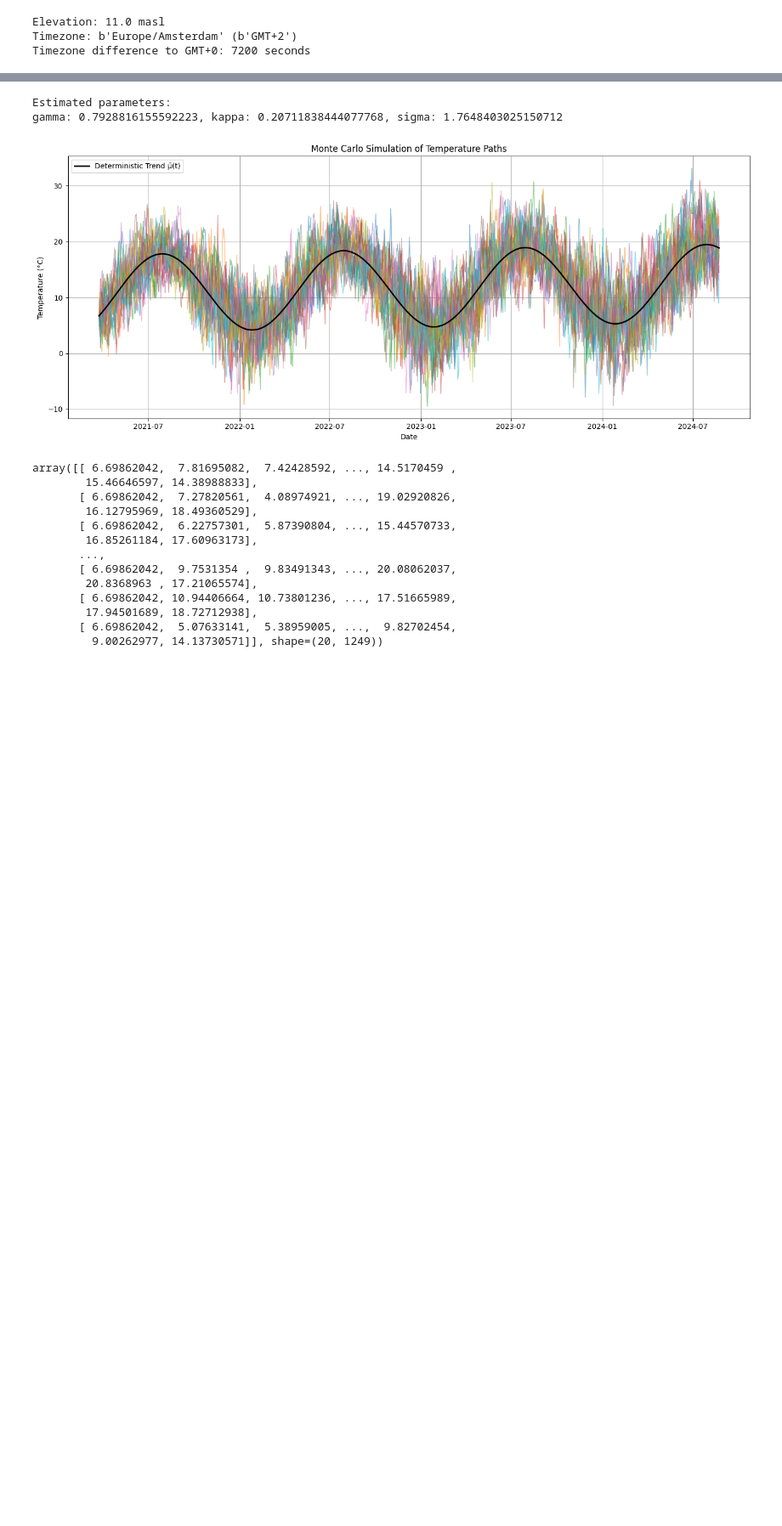
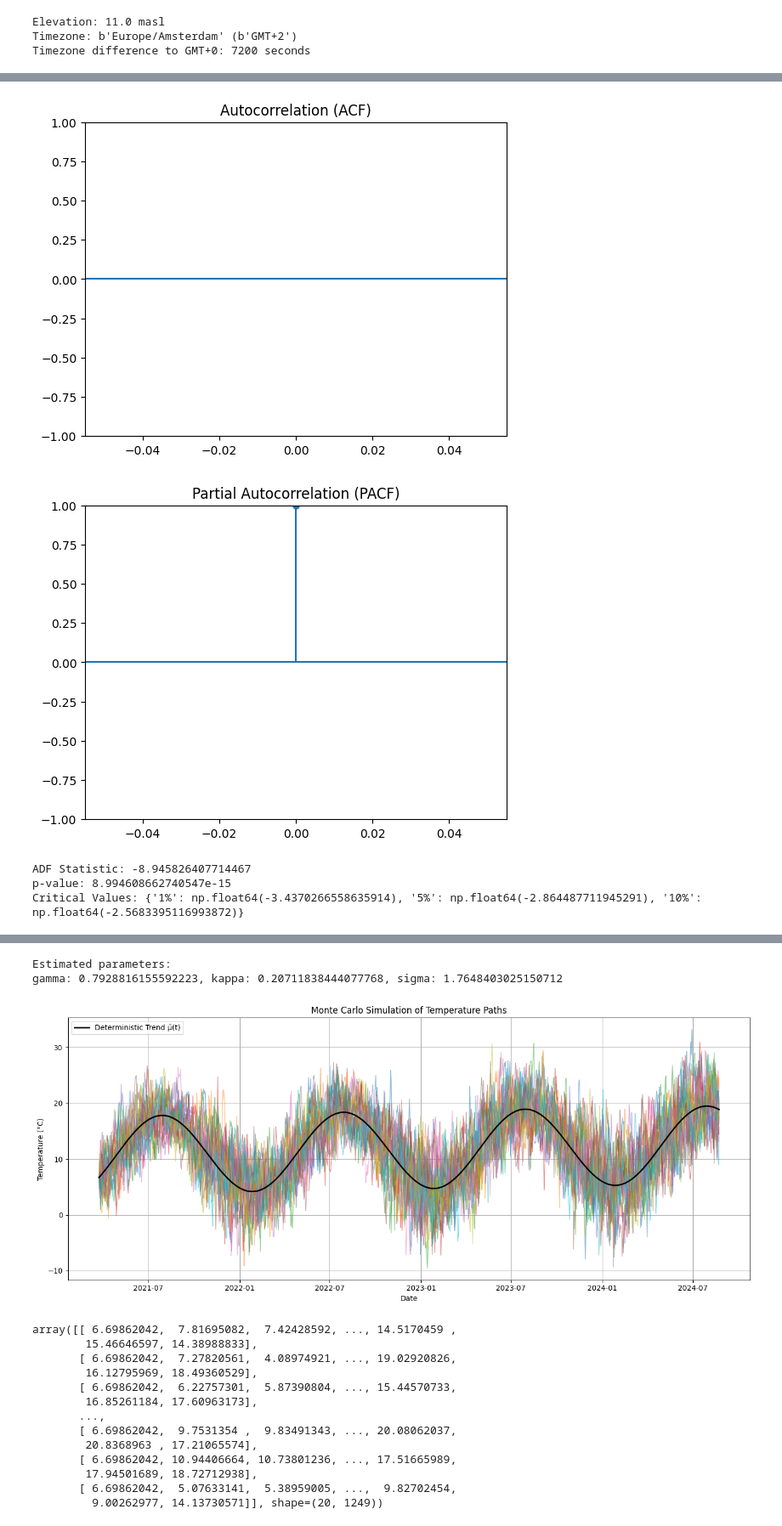
Before and after one commit to Hunter-13-z/Computational_Finance, a Jupyter notebook: HW2/Temperature.ipynb, the cells around one changed output, grey strips where cells are left out. Shown: that part at 85% size. Cells and saved outputs as stored; diff of their text form; code cells hidden in the pictures; blank space fills up the shorter version.

```diff
--- a/HW2/Temperature.ipynb
+++ b/HW2/Temperature.ipynb
@@ -127,3 +137,22 @@ plt.show()
+# %%
+plot_acf(residual, lags=40)
+plt.title("Autocorrelation (ACF)")
+plt.show()
+
+plot_pacf(residual, lags=40, method="ywm")
+plt.title("Partial Autocorrelation (PACF)")
+plt.show()
+
+adf_result = adfuller(residual.dropna(), autolag='AIC')
+print("ADF Statistic:", adf_result[0])
+print("p-value:", adf_result[1])
+print("Critical Values:", adf_result[4])
+# %% [output]
+[figure, added]
+[figure, added]
+ADF Statistic: -8.945826407714467
+p-value: 8.994608662740547e-15
+Critical Values: {'1%': np.float64(-3.4370266558635914), '5%': np.float64(-2.864487711945291), '10%': np.float64(-2.5683395116993872)}
 # %%
 import numpy as np
 from scipy.optimize import curve_fit
```
Also changed, not shown: parts of 10 cells of this notebook, 7 other files.
